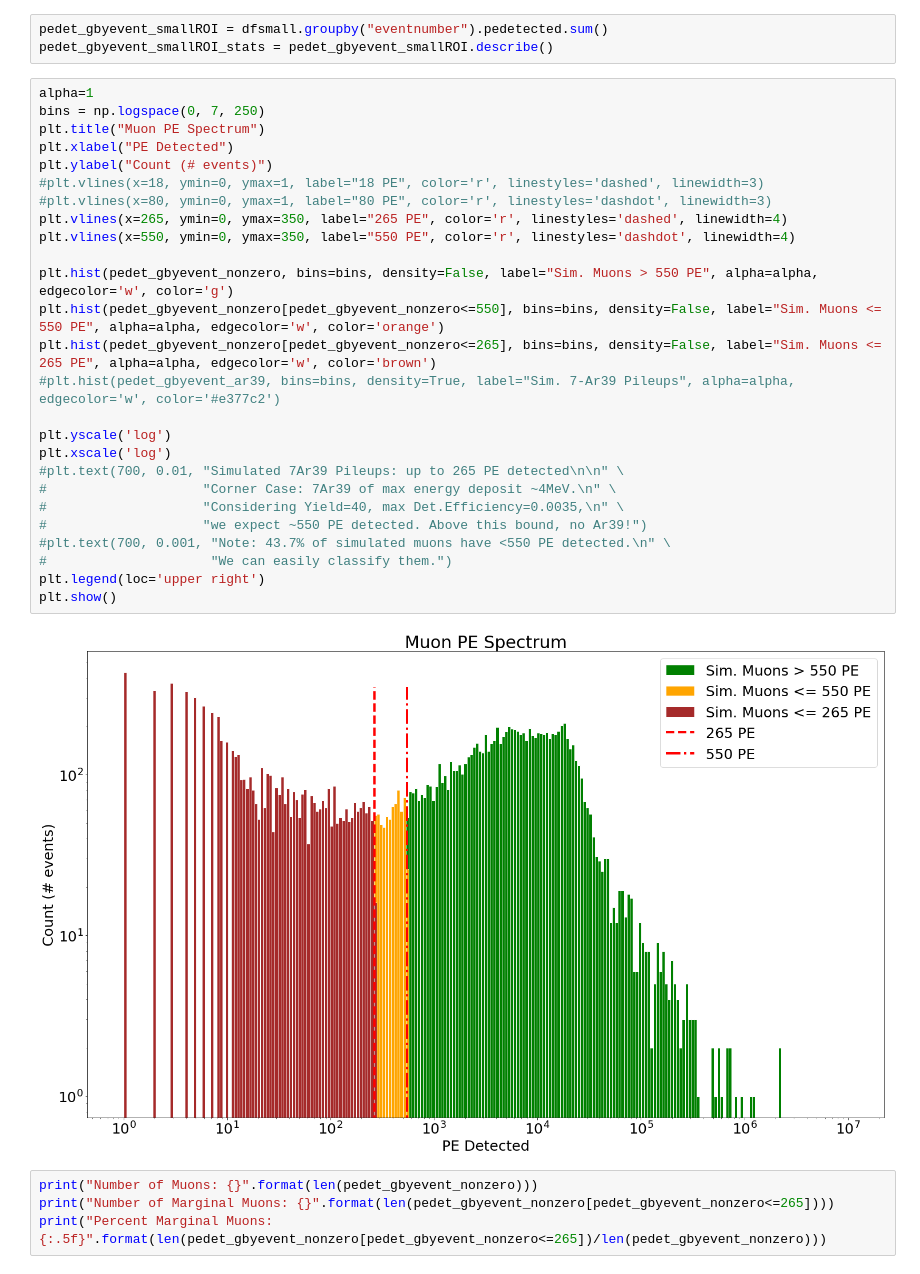
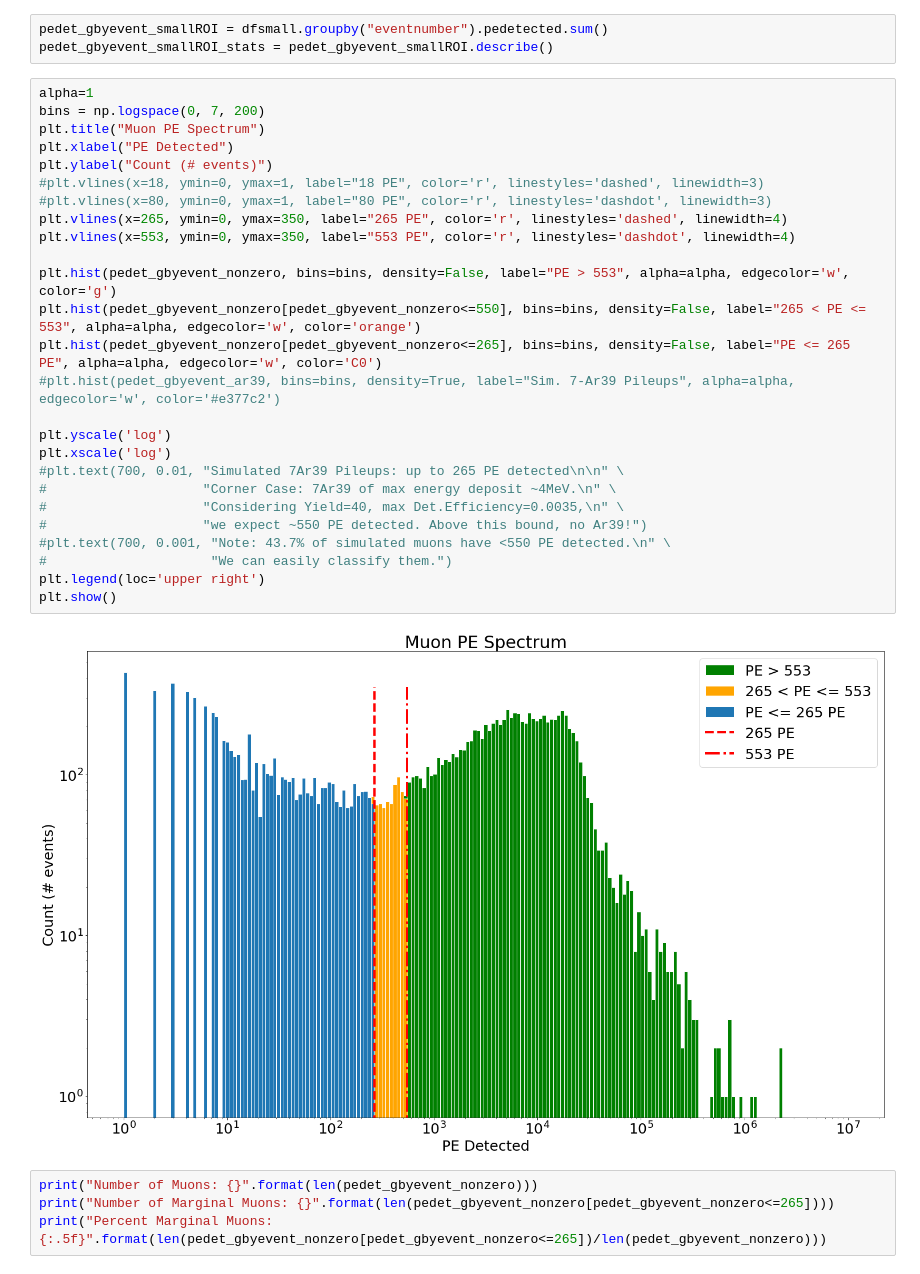
Before and after one commit to luigiberducci/ML4NP, a Jupyter notebook: Notebooks/AnalysisMuonsInROI/analsysis_muonenergy_with_newdata.ipynb, the cells around one changed output. Cells and saved outputs as stored; diff of their text form.

Commit message:
preparing some plots

```diff
--- a/Notebooks/AnalysisMuonsInROI/analsysis_muonenergy_with_newdata.ipynb
+++ b/Notebooks/AnalysisMuonsInROI/analsysis_muonenergy_with_newdata.ipynb
@@ -86,32 +92,32 @@ pedet_gbyevent_smallROI = dfsmall.groupby("eventnumber").pedetected.sum()
 pedet_gbyevent_smallROI_stats = pedet_gbyevent_smallROI.describe()
 # %%
 alpha=1
-bins = np.logspace(0, 7, 250)
+bins = np.logspace(0, 7, 200)
 plt.title("Muon PE Spectrum")
 plt.xlabel("PE Detected")
 plt.ylabel("Count (# events)")
 #plt.vlines(x=18, ymin=0, ymax=1, label="18 PE", color='r', linestyles='dashed', linewidth=3)
 #plt.vlines(x=80, ymin=0, ymax=1, label="80 PE", color='r', linestyles='dashdot', linewidth=3)
 plt.vlines(x=265, ymin=0, ymax=350, label="265 PE", color='r', linestyles='dashed', linewidth=4)
-plt.vlines(x=550, ymin=0, ymax=350, label="550 PE", color='r', linestyles='dashdot', linewidth=4)
+plt.vlines(x=553, ymin=0, ymax=350, label="553 PE", color='r', linestyles='dashdot', linewidth=4)
 
-plt.hist(pedet_gbyevent_nonzero, bins=bins, density=False, label="Sim. Muons > 550 PE", alpha=alpha, edgecolor='w', color='g')
-plt.hist(pedet_gbyevent_nonzero[pedet_gbyevent_nonzero<=550], bins=bins, density=False, label="Sim. Muons <= 550 PE", alpha=alpha, edgecolor='w', color='orange')
-plt.hist(pedet_gbyevent_nonzero[pedet_gbyevent_nonzero<=265], bins=bins, density=False, label="Sim. Muons <= 265 PE", alpha=alpha, edgecolor='w', color='brown')
+plt.hist(pedet_gbyevent_nonzero, bins=bins, density=False, label="PE > 553", alpha=alpha, edgecolor='w', color='g')
+plt.hist(pedet_gbyevent_nonzero[pedet_gbyevent_nonzero<=550], bins=bins, density=False, label="265 < PE <= 553", alpha=alpha, edgecolor='w', color='orange')
+plt.hist(pedet_gbyevent_nonzero[pedet_gbyevent_nonzero<=265], bins=bins, density=False, label="PE <= 265 PE", alpha=alpha, edgecolor='w', color='C0')
 #plt.hist(pedet_gbyevent_ar39, bins=bins, density=True, label="Sim. 7-Ar39 Pileups", alpha=alpha, edgecolor='w', color='#e377c2')
 
 plt.yscale('log')
 plt.xscale('log')
 #plt.text(700, 0.01, "Simulated 7Ar39 Pileups: up to 265 PE detected\n\n" \
 #                    "Corner Case: 7Ar39 of max energy deposit ~4MeV.\n" \
 #                    "Considering Yield=40, max Det.Efficiency=0.0035,\n" \
 #                    "we expect ~550 PE detected. Above this bound, no Ar39!")
 #plt.text(700, 0.001, "Note: 43.7% of simulated muons have <550 PE detected.\n" \
 #                     "We can easily classify them.")
 plt.legend(loc='upper right')
 plt.show()
 # %% [output]
-[figure, old version]
+[figure, new version]
 # %%
 print("Number of Muons: {}".format(len(pedet_gbyevent_nonzero)))
 print("Number of Marginal Muons: {}".format(len(pedet_gbyevent_nonzero[pedet_gbyevent_nonzero<=265])))
```
Also changed, not shown: parts of 2 cells of this notebook, 2 other files.
